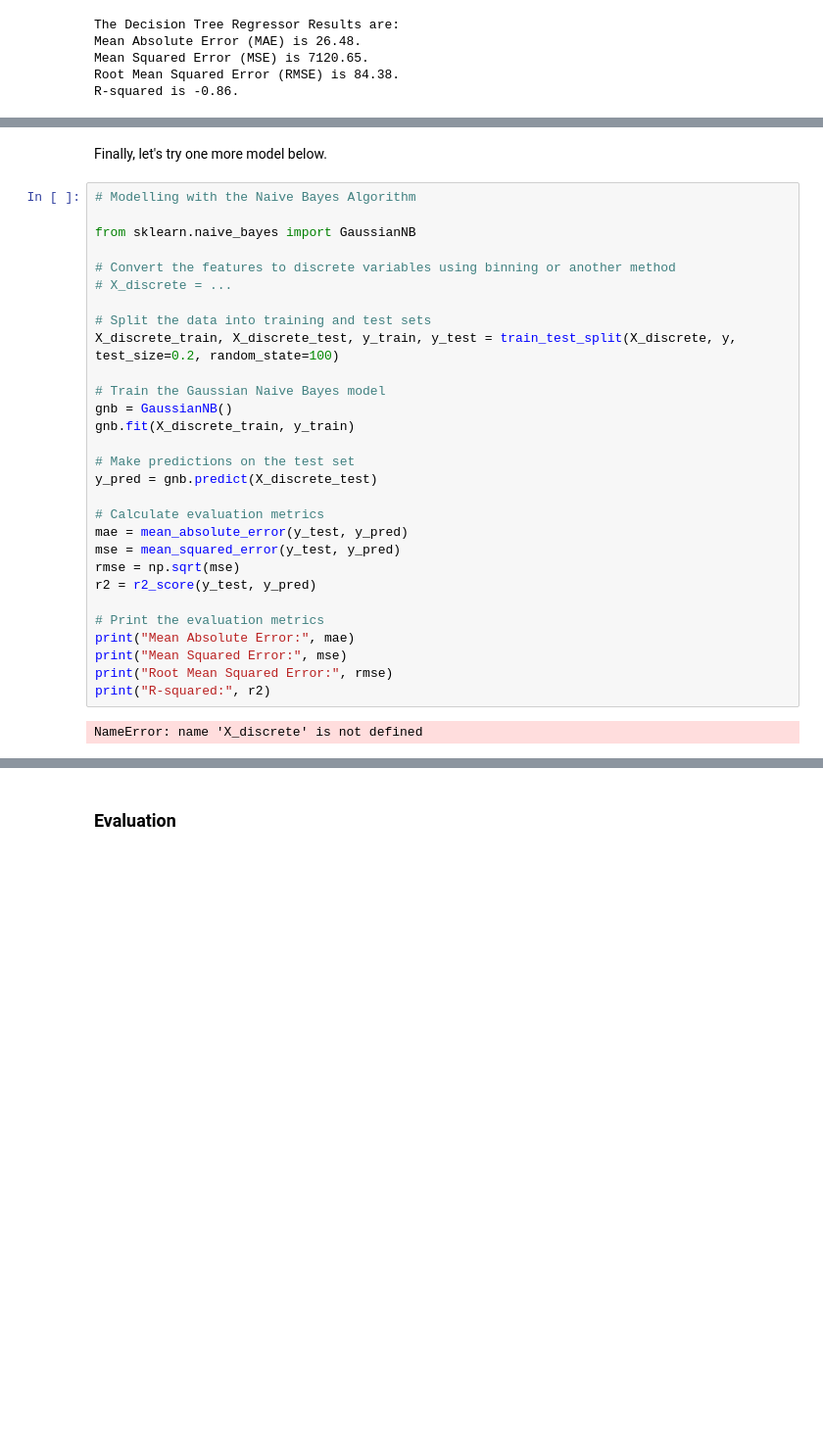
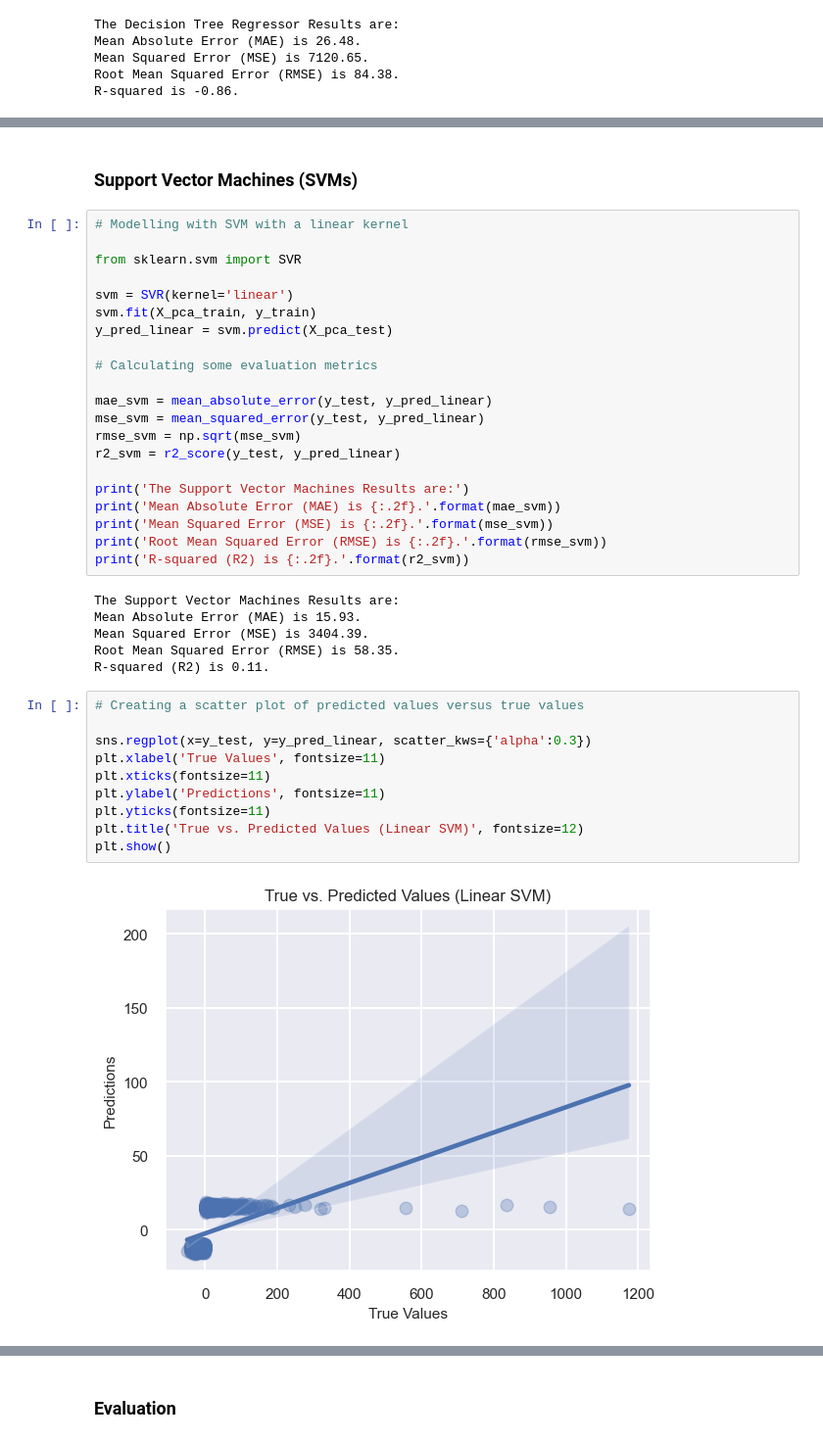
Before and after one commit to rafaelaqfc/Flight-Delays-Prediction, a Jupyter notebook: modeling.ipynb, the cells around one changed output, grey strips where cells are left out. Shown at 98% size. Saved outputs shown, nothing was run; the diff lists cells and outputs as text; blank space fills up the shorter version.

```diff
--- a/modeling.ipynb
+++ b/modeling.ipynb
@@ -1276,33 +1322,41 @@ Based on the metrics of the random forest regressor, we got the same results of
-# %% [markdown]
-Finally, let's try one more model below.
-# %%
-# Modelling with the Naive Bayes Algorithm
-
-from sklearn.naive_bayes import GaussianNB
-
-# Convert the features to discrete variables using binning or another method
-# X_discrete = ...
-
-# Split the data into training and test sets
-X_discrete_train, X_discrete_test, y_train, y_test = train_test_split(X_discrete, y, test_size=0.2, random_state=100)
-
-# Train the Gaussian Naive Bayes model
-gnb = GaussianNB()
-gnb.fit(X_discrete_train, y_train)
-
-# Make predictions on the test set
-y_pred = gnb.predict(X_discrete_test)
-
-# Calculate evaluation metrics
-mae = mean_absolute_error(y_test, y_pred)
-mse = mean_squared_error(y_test, y_pred)
-rmse = np.sqrt(mse)
-r2 = r2_score(y_test, y_pred)
-
-# Print the evaluation metrics
-print("Mean Absolute Error:", mae)
-print("Mean Squared Error:", mse)
-print("Root Mean Squared Error:", rmse)
-print("R-squared:", r2)
-# %% [output]
-NameError: name 'X_discrete' is not defined
+# %% [markdown]
+### Support Vector Machines (SVMs)
+# %%
+# Modelling with SVM with a linear kernel
+
+from sklearn.svm import SVR
+
+svm = SVR(kernel='linear')
+svm.fit(X_pca_train, y_train)
+y_pred_linear = svm.predict(X_pca_test)
+
+# Calculating some evaluation metrics
+
+mae_svm = mean_absolute_error(y_test, y_pred_linear)
+mse_svm = mean_squared_error(y_test, y_pred_linear)
+rmse_svm = np.sqrt(mse_svm)
+r2_svm = r2_score(y_test, y_pred_linear)
+
+print('The Support Vector Machines Results are:')
+print('Mean Absolute Error (MAE) is {:.2f}.'.format(mae_svm))
+print('Mean Squared Error (MSE) is {:.2f}.'.format(mse_svm))
+print('Root Mean Squared Error (RMSE) is {:.2f}.'.format(rmse_svm))
+print('R-squared (R2) is {:.2f}.'.format(r2_svm))
+# %% [output]
+The Support Vector Machines Results are:
+Mean Absolute Error (MAE) is 15.93.
+Mean Squared Error (MSE) is 3404.39.
+Root Mean Squared Error (RMSE) is 58.35.
+R-squared (R2) is 0.11.
+# %%
+# Creating a scatter plot of predicted values versus true values
+
+sns.regplot(x=y_test, y=y_pred_linear, scatter_kws={'alpha':0.3})
+plt.xlabel('True Values', fontsize=11)
+plt.xticks(fontsize=11)
+plt.ylabel('Predictions', fontsize=11)
+plt.yticks(fontsize=11)
+plt.title('True vs. Predicted Values (Linear SVM)', fontsize=12)
+plt.show()
+# %% [output]
+[figure, added]
```
Also changed, not shown: parts of 25 cells of this notebook.
